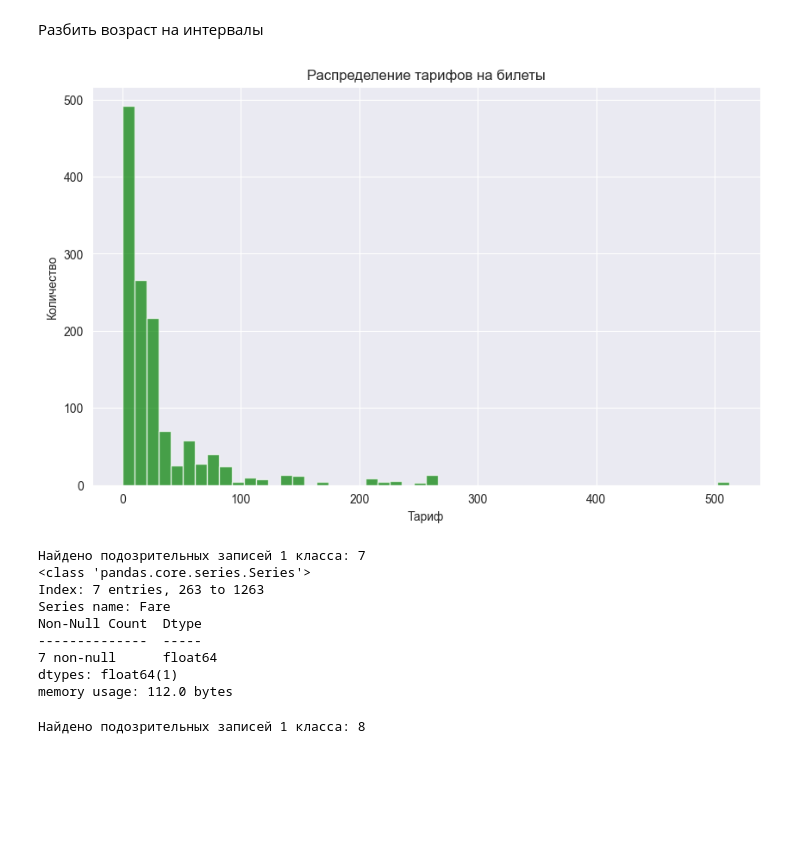
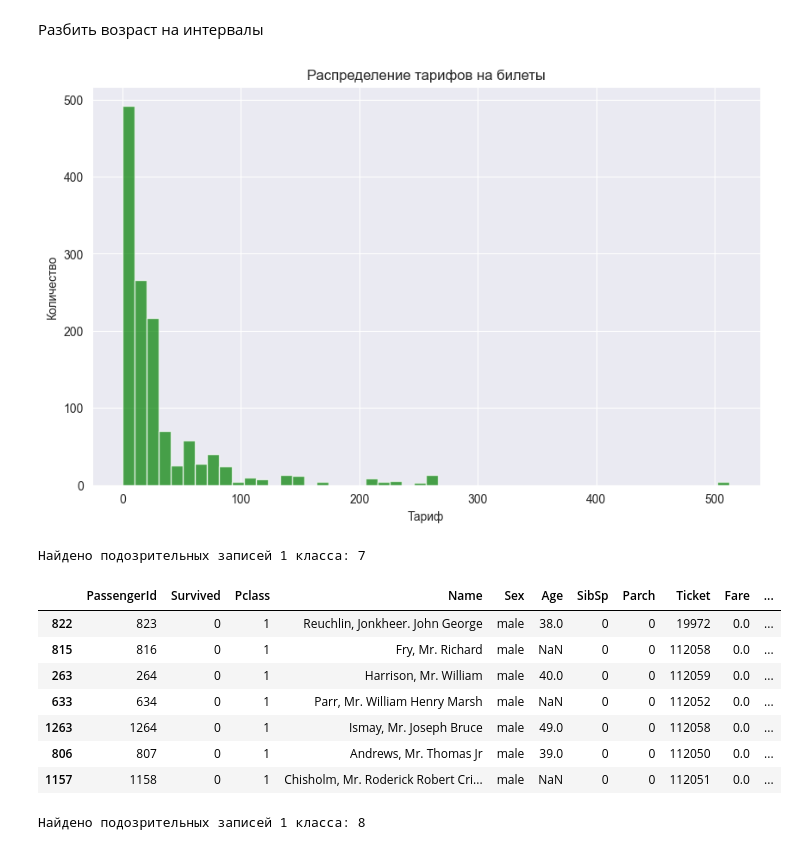
Before and after one commit to M0NTANN/S_l1_, a Jupyter notebook: l2.ipynb, the cells around one changed output. Cells and saved outputs as stored; diff of their text form; code cells hidden in the pictures; blank space fills up the shorter version.

```diff
--- a/l2.ipynb
+++ b/l2.ipynb
@@ -58,32 +62,32 @@ dtype: int64
 # %%
 bins = [0, 18, 60, full_data['Age'].max() + 1]
 labels = ['дети', 'средний возраст', 'старшие']
 full_data['Age_Cat'] = pd.cut(full_data['Age'], bins=bins, labels=labels, right=False)
 plt.figure(figsize=(10, 6))
 plt.hist(full_data['Fare'], bins=50, color='green', alpha=0.7)
 plt.xlabel('Тариф')
 plt.ylabel('Количество')
 plt.title('Распределение тарифов на билеты')
 plt.show()
 suspicious_1class = full_data[(full_data['Pclass'] == 1) & (full_data['Fare'] == 0) ]
 if not suspicious_1class.empty:
     print(f"Найдено подозрительных записей 1 класса: {len(suspicious_1class)}")
     suspicious_1class.to_csv('suspicious_fares.csv', index=False)
 else:
     print("Подозрительных записей 1 класса не найдено")
 
-suspicious_1class['Fare'].describe()
+suspicious_1class.sample(len(suspicious_1class), replace=False)
 # %% [output]
 [figure]
 Найдено подозрительных записей 1 класса: 7
-<class 'pandas.core.series.Series'>
-Index: 7 entries, 263 to 1263
-Series name: Fare
-Non-Null Count  Dtype
---------------  -----
-7 non-null      float64
-dtypes: float64(1)
-memory usage: 112.0 bytes
+|  | PassengerId | Survived | Pclass | Name | Sex | Age | SibSp | Parch | Ticket | Fare | ... |
+| 822 | 823 | 0 | 1 | Reuchlin, Jonkheer. John George | male | 38.0 | 0 | 0 | 19972 | 0.0 | ... |
+| 815 | 816 | 0 | 1 | Fry, Mr. Richard | male | NaN | 0 | 0 | 112058 | 0.0 | ... |
+| 263 | 264 | 0 | 1 | Harrison, Mr. William | male | 40.0 | 0 | 0 | 112059 | 0.0 | ... |
+| 633 | 634 | 0 | 1 | Parr, Mr. William Henry Marsh | male | NaN | 0 | 0 | 112052 | 0.0 | ... |
+| 1263 | 1264 | 0 | 1 | Ismay, Mr. Joseph Bruce | male | 49.0 | 0 | 0 | 112058 | 0.0 | ... |
+| 806 | 807 | 0 | 1 | Andrews, Mr. Thomas Jr | male | 39.0 | 0 | 0 | 112050 | 0.0 | ... |
+| 1157 | 1158 | 0 | 1 | Chisholm, Mr. Roderick Robert Cri... | male | NaN | 0 | 0 | 112051 | 0.0 | ... |
 # %%
 full_data['Family_Size'] = full_data['SibSp'] + full_data['Parch'] + 1
 lsuspicious_1class = full_data[(full_data['Pclass'] == 1) & (full_data['Fare'] < 10)]
```
Also changed, not shown: parts of 1 cell of this notebook, 11 other files.
